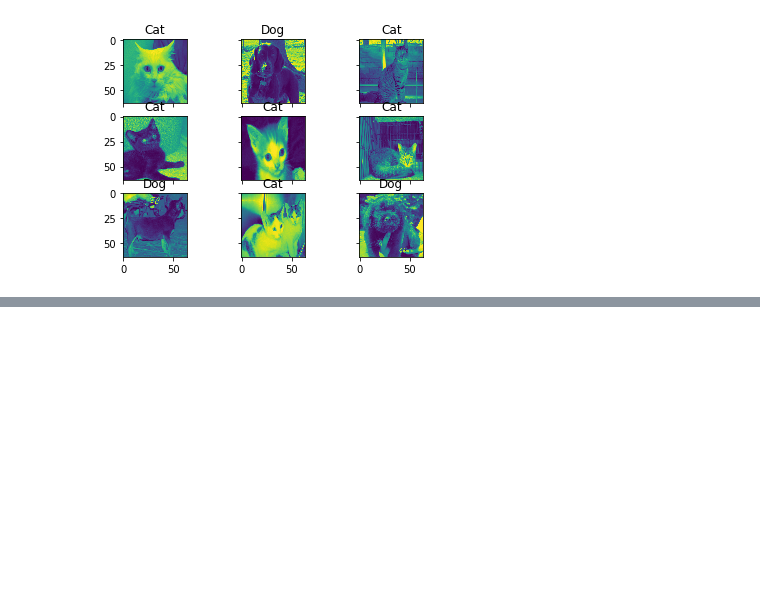
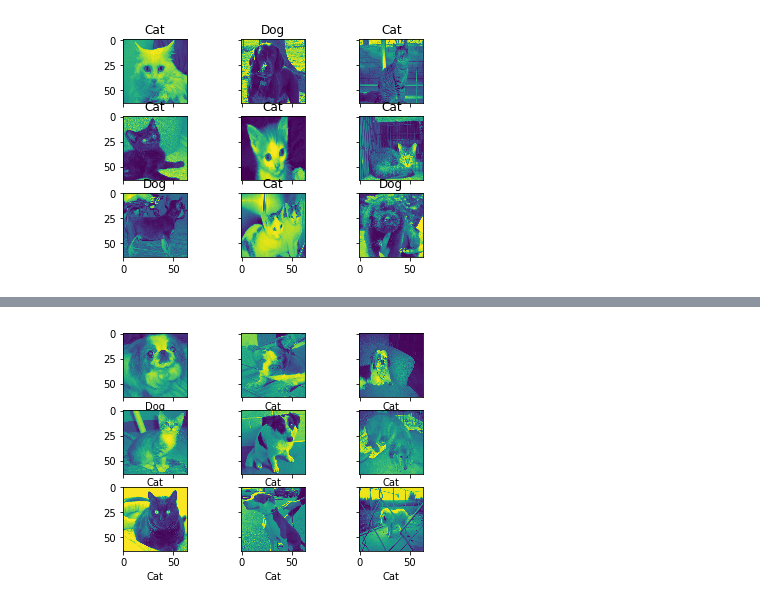
Before and after one commit to davidakhihiero/Object-Classification, a Jupyter notebook: Object Classification.ipynb, the cells around one changed output, grey strips where cells are left out. Cells and saved outputs as stored; diff of their text form; code cells hidden in the pictures; blank space fills up the shorter version.

```diff
--- a/Object Classification.ipynb
+++ b/Object Classification.ipynb
@@ -41,6 +41,10 @@ def create_data(img_dir, validation_data=False):
 
         data.append([np.array(img1)/255, np.array(label)])
         if not validation_data:
+            """
+            Augment the training data by horizontally flipping each training example to
+            generate a "new" training example
+            """
             img2 = cv2.flip(img1, 1)
             data.append([np.array(img2)/255, np.array(label)])
 
@@ -400,9 +404,11 @@ resnet_samples = np.random.choice(len(X_validation), n_row * n_col, replace=Fals
 # %%
 _, ax = plt.subplots(n_row, n_col)
 for i in range(n_row):
     for j in range(n_col):
         ax[i, j].imshow(X_validation[resnet_samples[i * n_col + j]].reshape(IMG_SIZE, IMG_SIZE))
         ax[i, j].label_outer()
         label = "Cat" if float(tf.math.argmax(predictions[resnet_samples[i * n_col + j]])) == 0.0 else "Dog"
-        ax[i, j].set_title(label)
+        ax[i, j].set_xlabel(label)
 plt.show()
+# %% [output]
+[figure, added]
```
Also changed, not shown: parts of 6 cells of this notebook, 4 other files.
